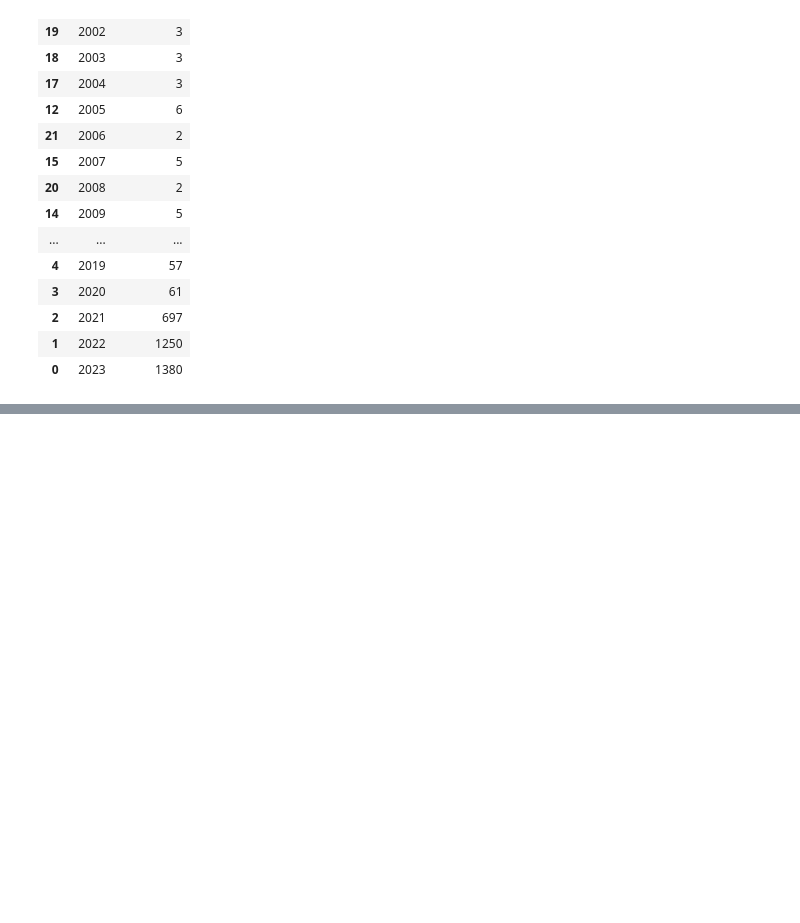
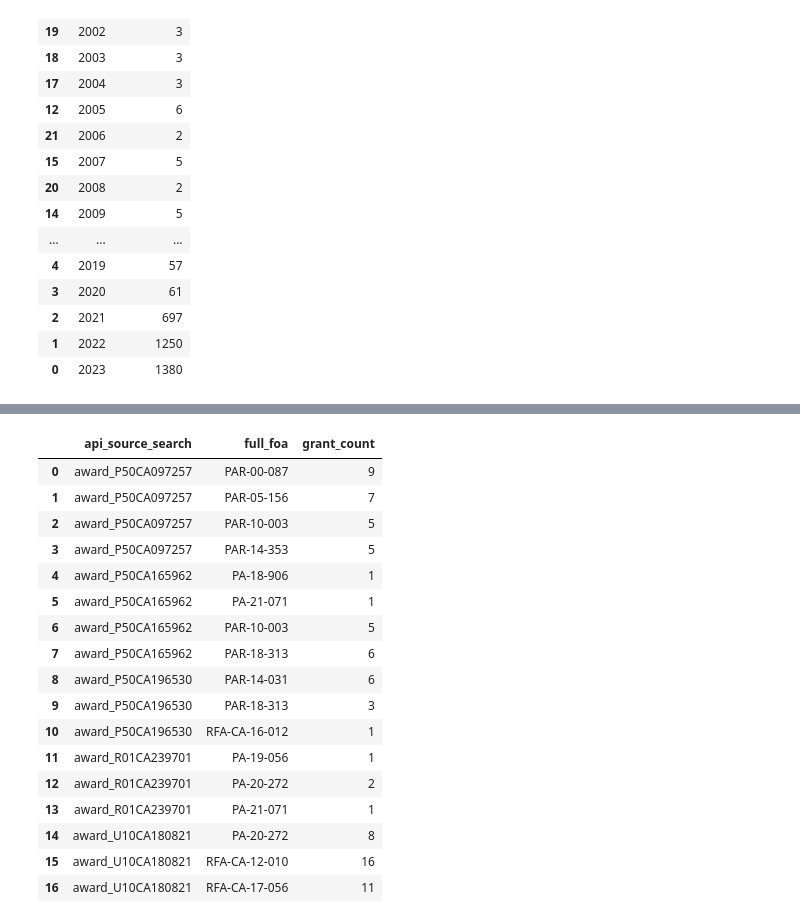
Before and after one commit to CBIIT/INS-Data, a Jupyter notebook: notebooks/03_summary_stats.ipynb, the cells around one changed output, grey strips where cells are left out. Saved outputs shown, nothing was run; the diff lists cells and outputs as text; code cells hidden in the pictures; blank space fills up the shorter version.

```diff
--- a/notebooks/03_summary_stats.ipynb
+++ b/notebooks/03_summary_stats.ipynb
@@ -164,0 +248,10 @@ df.describe()
+# %%
+def find_rows_with_different_values(df, shared_column, compare_column):
+    """Find rows that share a value in a specified column
+    but have different values in another specified column.
+    """
+
+    grouped = df.groupby(shared_column)[compare_column].transform('nunique')
+    selected_row_df = df[grouped > 1]
+
+    return selected_row_df
@@ -164,0 +276,27 @@ df.describe()
+# %%
+# Check for different FOA values (from NIH Reporter) across non-matching provided NOFOs
+shared_column = 'api_source_search'
+compare_column = 'full_foa'
+
+df_shared = find_rows_with_different_values(df, shared_column, compare_column)
+
+df_shared.groupby([shared_column, compare_column]).size().reset_index().rename(columns={0:'grant_count'})
+# %% [output]
+|  | api_source_search | full_foa | grant_count |
+| 0 | award_P50CA097257 | PAR-00-087 | 9 |
+| 1 | award_P50CA097257 | PAR-05-156 | 7 |
+| 2 | award_P50CA097257 | PAR-10-003 | 5 |
+| 3 | award_P50CA097257 | PAR-14-353 | 5 |
+| 4 | award_P50CA165962 | PA-18-906 | 1 |
+| 5 | award_P50CA165962 | PA-21-071 | 1 |
+| 6 | award_P50CA165962 | PAR-10-003 | 5 |
+| 7 | award_P50CA165962 | PAR-18-313 | 6 |
+| 8 | award_P50CA196530 | PAR-14-031 | 6 |
+| 9 | award_P50CA196530 | PAR-18-313 | 3 |
+| 10 | award_P50CA196530 | RFA-CA-16-012 | 1 |
+| 11 | award_R01CA239701 | PA-19-056 | 1 |
+| 12 | award_R01CA239701 | PA-20-272 | 2 |
+| 13 | award_R01CA239701 | PA-21-071 | 1 |
+| 14 | award_U10CA180821 | PA-20-272 | 8 |
+| 15 | award_U10CA180821 | RFA-CA-12-010 | 16 |
+| 16 | award_U10CA180821 | RFA-CA-17-056 | 11 |
```
Also changed, not shown: parts of 31 cells of this notebook, 14 other files.
